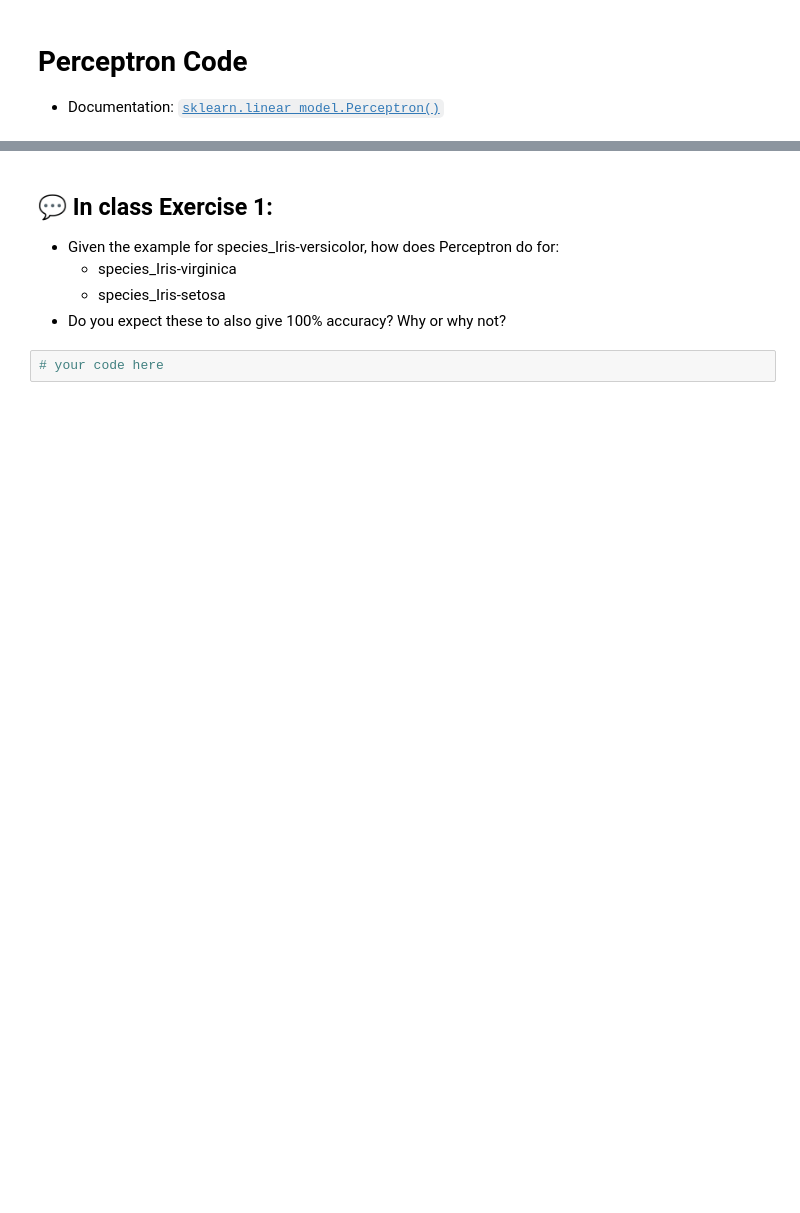
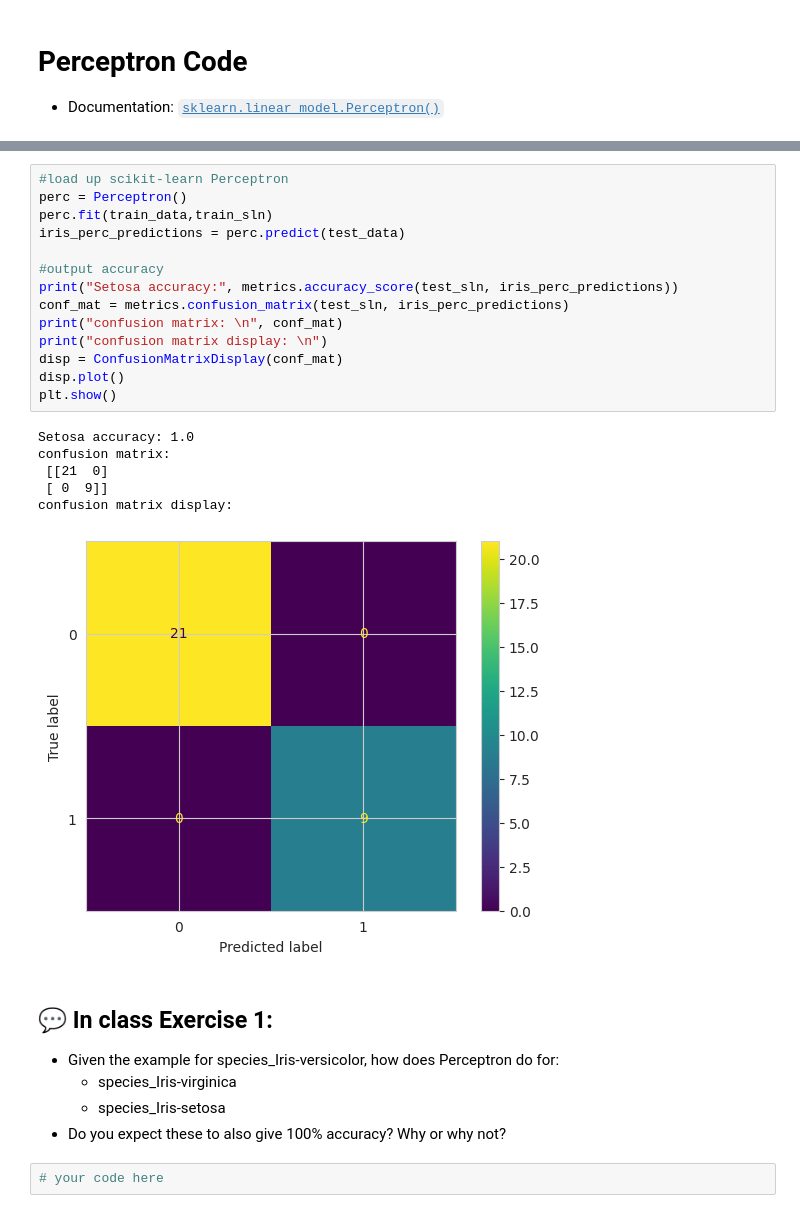
Before and after one commit to alimoorreza/CS167-notes, a Jupyter notebook: Day18_Perceptrons_Code.ipynb, the cells around one changed output, grey strips where cells are left out. Saved outputs shown, nothing was run; the diff lists cells and outputs as text; blank space fills up the shorter version.

```diff
--- a/Day18_Perceptrons_Code.ipynb
+++ b/Day18_Perceptrons_Code.ipynb
@@ -137,3 +190,24 @@ sns.FacetGrid(iris, hue ="species",
+# %%
+#load up scikit-learn Perceptron
+perc = Perceptron()
+perc.fit(train_data,train_sln)
+iris_perc_predictions = perc.predict(test_data)
+
+#output accuracy
+print("Setosa accuracy:", metrics.accuracy_score(test_sln, iris_perc_predictions))
+conf_mat = metrics.confusion_matrix(test_sln, iris_perc_predictions)
+print("confusion matrix: \n", conf_mat)
+print("confusion matrix display: \n")
+disp = ConfusionMatrixDisplay(conf_mat)
+disp.plot()
+plt.show()
+# %% [output]
+Setosa accuracy: 1.0
+confusion matrix:
+ [[21  0]
+ [ 0  9]]
+confusion matrix display:
+[figure, added]
 # %% [markdown]
 ## 💬 In class Exercise 1:
 - Given the example for species_Iris-versicolor, how does Perceptron do for:
```
Also changed, not shown: parts of 7 cells of this notebook.
